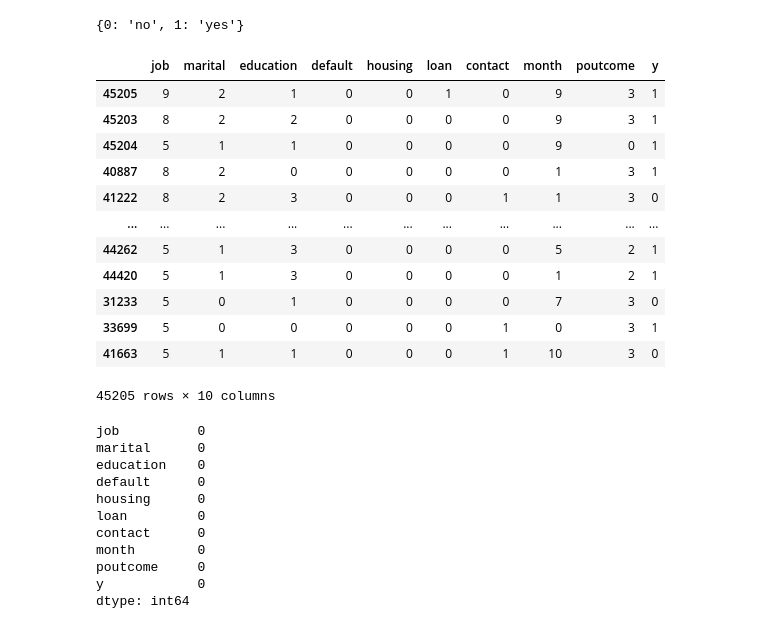
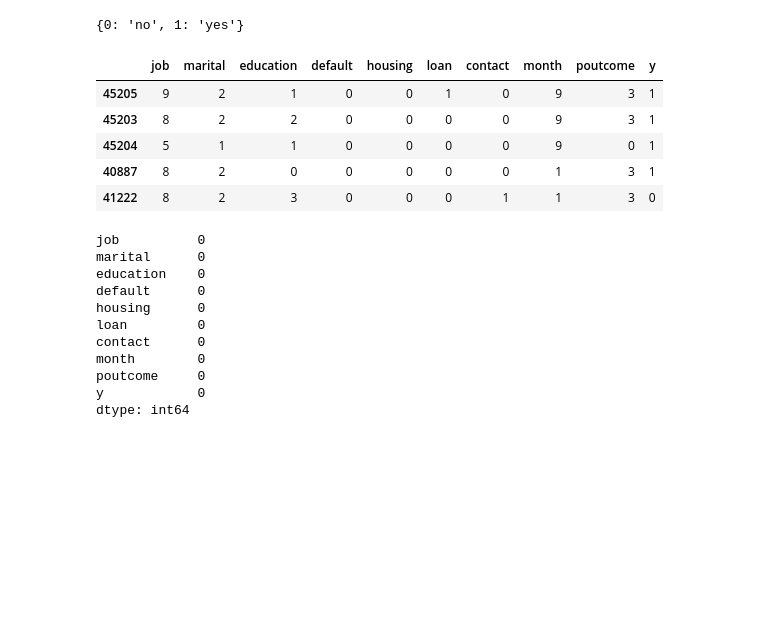
Before and after one commit to Ayomide-ola/UCDPA_Ayomide, a Jupyter notebook: predict term deposit project.ipynb, the cells around one changed output. Drawn from its saved outputs; the diff is of its cells as text; code cells hidden in the pictures; blank space fills up the shorter version.

```diff
--- a/predict term deposit project.ipynb
+++ b/predict term deposit project.ipynb
@@ -15,7 +35,7 @@ import requests
 # %% [markdown]
 Importing data from local system and printing first 5 rows.
 # %%
-predic_f= pd.read_csv('/content/Bank predictions_Data.csv.zip')
+predic_f= pd.read_csv('Assignment-2_Data.csv')
 predic_f.head()
 # %% [output]
 |  | Id | age | job | marital | education | default | balance | housing | loan | contact | day | ... |
@@ -505,21 +490,14 @@ y
 # %%
 # assigning the transformed 'categorical_data' to variable 'new_categorical'
 new_categorical = categorical_data # This return a new dataframe containg numerical values as 'keys:' representing str values depending on the column
-new_categorical
+new_categorical.head()
 # %% [output]
 |  | job | marital | education | default | housing | loan | contact | month | poutcome | y |
 | 45205 | 9 | 2 | 1 | 0 | 0 | 1 | 0 | 9 | 3 | 1 |
 | 45203 | 8 | 2 | 2 | 0 | 0 | 0 | 0 | 9 | 3 | 1 |
 | 45204 | 5 | 1 | 1 | 0 | 0 | 0 | 0 | 9 | 0 | 1 |
 | 40887 | 8 | 2 | 0 | 0 | 0 | 0 | 0 | 1 | 3 | 1 |
 | 41222 | 8 | 2 | 3 | 0 | 0 | 0 | 1 | 1 | 3 | 0 |
-| ... | ... | ... | ... | ... | ... | ... | ... | ... | ... | ... |
-| 44262 | 5 | 1 | 3 | 0 | 0 | 0 | 0 | 5 | 2 | 1 |
-| 44420 | 5 | 1 | 3 | 0 | 0 | 0 | 0 | 1 | 2 | 1 |
-| 31233 | 5 | 0 | 1 | 0 | 0 | 0 | 0 | 7 | 3 | 0 |
-| 33699 | 5 | 0 | 0 | 0 | 0 | 0 | 1 | 0 | 3 | 1 |
-| 41663 | 5 | 1 | 1 | 0 | 0 | 0 | 1 | 10 | 3 | 0 |
-45205 rows × 10 columns
 # %%
 # checking mising values
 new_categorical.isnull().sum()
```
Also changed, not shown: parts of 55 cells of this notebook.
